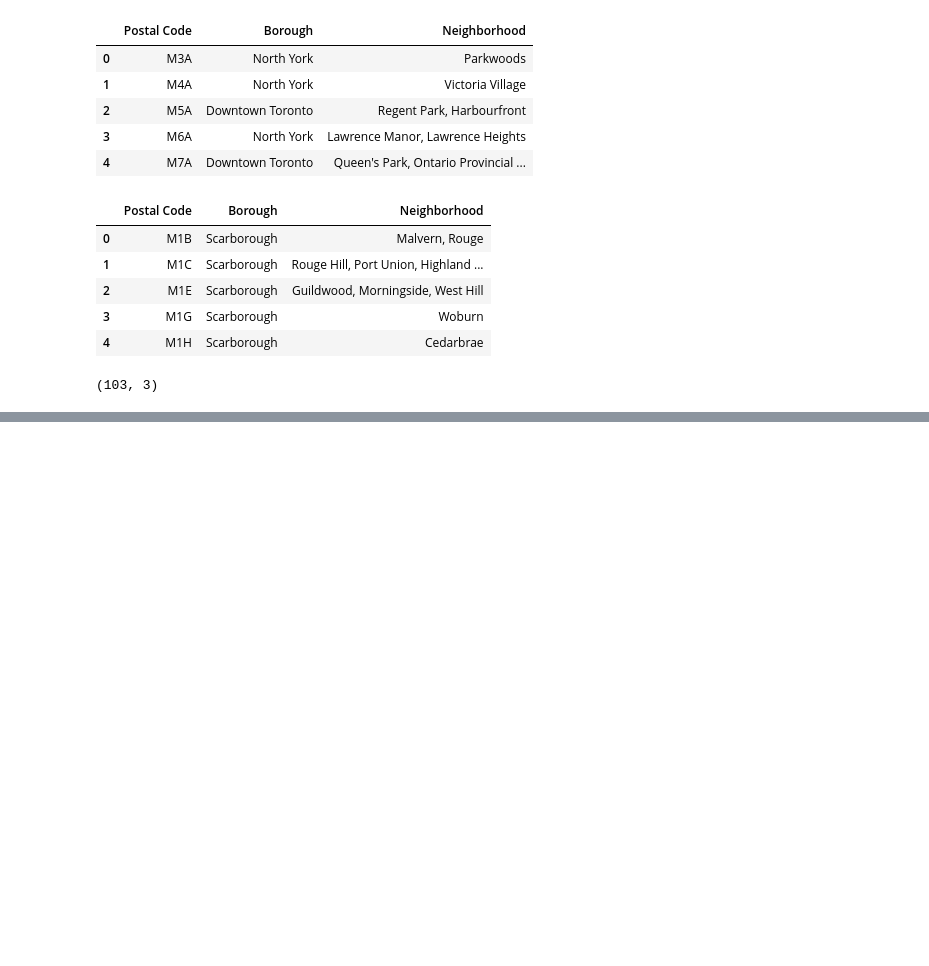
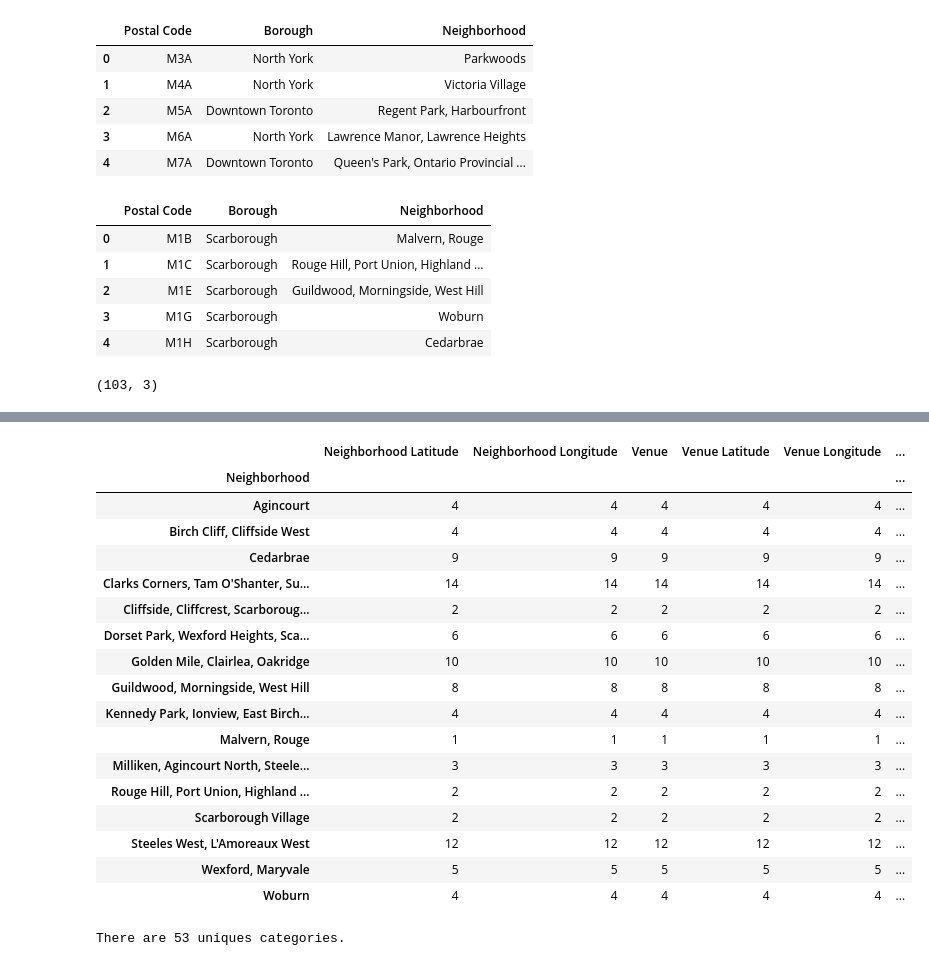
Before and after one commit to mbnair2k/Coursera_Capstone, a Jupyter notebook: Coursera Capstone Project.ipynb, the cells around one changed output, grey strips where cells are left out. Saved outputs shown, nothing was run; the diff lists cells and outputs as text; code cells hidden in the pictures; blank space fills up the shorter version.

```diff
--- a/Coursera Capstone Project.ipynb
+++ b/Coursera Capstone Project.ipynb
@@ -76,0 +141,20 @@ toronto_group.shape
+# %%
+
+# create map of Scarborough using latitude and longitude values
+map_scarborough = folium.Map(location=[latitude, longitude], zoom_start=10)
+
+# add markers to map
+for lat, lng, borough, neighborhood in zip(scarborough_data['Latitude'], scarborough_data['Longitude'], scarborough_data['Borough'], scarborough_data['Neighborhood']):
+    label = '{}, {}'.format(neighborhood, borough)
+    label = folium.Popup(label, parse_html=True)
+    folium.CircleMarker(
+        [lat, lng],
+        radius=5,
+        popup=label,
+        color='blue',
+        fill=True,
+        fill_color='#3186cc',
+        fill_opacity=0.7,
+        parse_html=False).add_to(map_scarborough)
+
+map_scarborough
@@ -76,0 +255,26 @@ toronto_group.shape
+# %%
+
+scarborough_venues.groupby('Neighborhood').count()
+# %% [output]
+|  | Neighborhood Latitude | Neighborhood Longitude | Venue | Venue Latitude | Venue Longitude | ... |
+| Neighborhood |  |  |  |  |  | ... |
+| Agincourt | 4 | 4 | 4 | 4 | 4 | ... |
+| Birch Cliff, Cliffside West | 4 | 4 | 4 | 4 | 4 | ... |
+| Cedarbrae | 9 | 9 | 9 | 9 | 9 | ... |
+| Clarks Corners, Tam O'Shanter, Su... | 14 | 14 | 14 | 14 | 14 | ... |
+| Cliffside, Cliffcrest, Scarboroug... | 2 | 2 | 2 | 2 | 2 | ... |
+| Dorset Park, Wexford Heights, Sca... | 6 | 6 | 6 | 6 | 6 | ... |
+| Golden Mile, Clairlea, Oakridge | 10 | 10 | 10 | 10 | 10 | ... |
+| Guildwood, Morningside, West Hill | 8 | 8 | 8 | 8 | 8 | ... |
+| Kennedy Park, Ionview, East Birch... | 4 | 4 | 4 | 4 | 4 | ... |
+| Malvern, Rouge | 1 | 1 | 1 | 1 | 1 | ... |
+| Milliken, Agincourt North, Steele... | 3 | 3 | 3 | 3 | 3 | ... |
+| Rouge Hill, Port Union, Highland ... | 2 | 2 | 2 | 2 | 2 | ... |
+| Scarborough Village | 2 | 2 | 2 | 2 | 2 | ... |
+| Steeles West, L'Amoreaux West | 12 | 12 | 12 | 12 | 12 | ... |
+| Wexford, Maryvale | 5 | 5 | 5 | 5 | 5 | ... |
+| Woburn | 4 | 4 | 4 | 4 | 4 | ... |
+# %%
+print('There are {} uniques categories.'.format(len(scarborough_venues['Venue Category'].unique())))
+# %% [output]
+There are 53 uniques categories.
```
Also changed, not shown: parts of 24 cells of this notebook.
